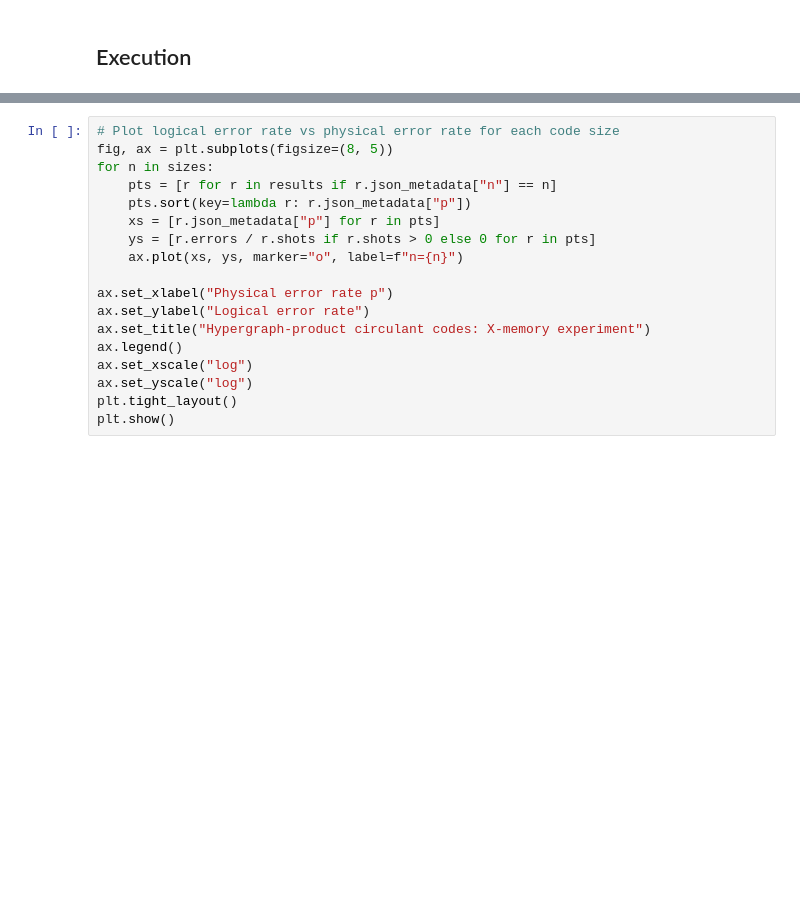
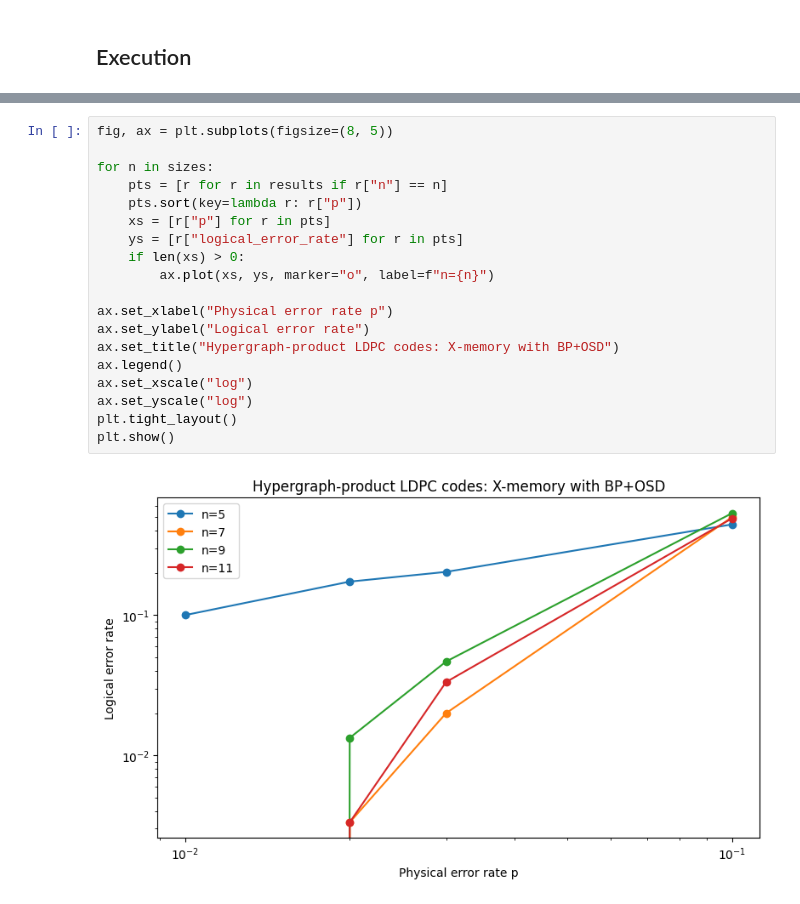
Before and after one commit to DanieleSalvi2810/QPFL_Hackathon_2026_Alice_and_Bob_Quantum_Icing, a Jupyter notebook: team-quantum_icing/core/LDPC.ipynb, the cells around one changed output, grey strips where cells are left out. Drawn from its saved outputs; the diff is of its cells as text; blank space fills up the shorter version.

```diff
--- a/team-quantum_icing/core/LDPC.ipynb
+++ b/team-quantum_icing/core/LDPC.ipynb
@@ -164,18 +264,21 @@ print("DONE!")
 # %%
-# Plot logical error rate vs physical error rate for each code size
 fig, ax = plt.subplots(figsize=(8, 5))
+
 for n in sizes:
-    pts = [r for r in results if r.json_metadata["n"] == n]
-    pts.sort(key=lambda r: r.json_metadata["p"])
-    xs = [r.json_metadata["p"] for r in pts]
-    ys = [r.errors / r.shots if r.shots > 0 else 0 for r in pts]
-    ax.plot(xs, ys, marker="o", label=f"n={n}")
+    pts = [r for r in results if r["n"] == n]
+    pts.sort(key=lambda r: r["p"])
+    xs = [r["p"] for r in pts]
+    ys = [r["logical_error_rate"] for r in pts]
+    if len(xs) > 0:
+        ax.plot(xs, ys, marker="o", label=f"n={n}")
 
 ax.set_xlabel("Physical error rate p")
 ax.set_ylabel("Logical error rate")
-ax.set_title("Hypergraph-product circulant codes: X-memory experiment")
+ax.set_title("Hypergraph-product LDPC codes: X-memory with BP+OSD")
 ax.legend()
 ax.set_xscale("log")
 ax.set_yscale("log")
 plt.tight_layout()
 plt.show()
+# %% [output]
+[figure, added]
```
Also changed, not shown: parts of 5 cells of this notebook.
